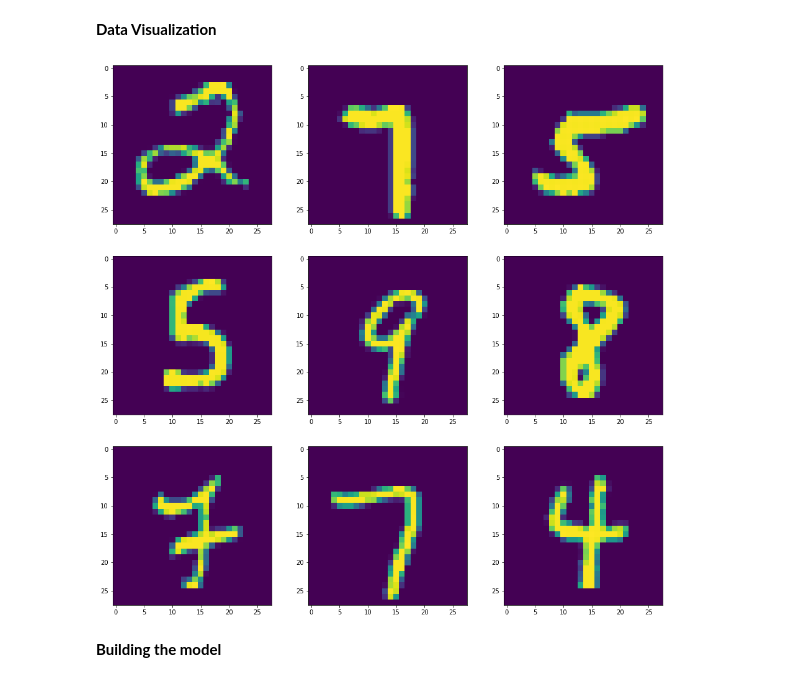
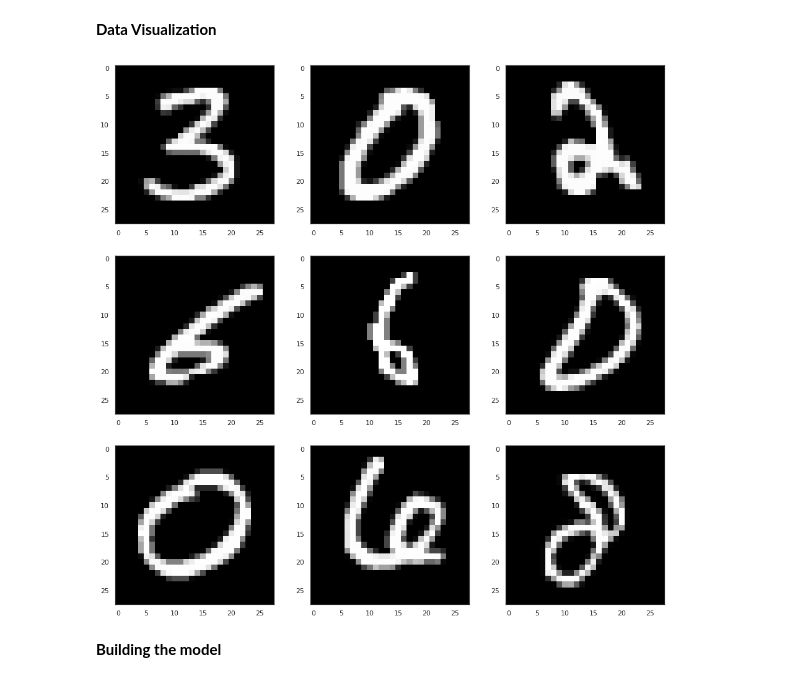
Before and after one commit to sunnybhandari02/Hand-Written-Digit-Recognizer, a Jupyter notebook: MNIST_CNN.ipynb, the cells around one changed output. Drawn from its saved outputs; the diff is of its cells as text; code cells hidden in the pictures.

```diff
--- a/MNIST_CNN.ipynb
+++ b/MNIST_CNN.ipynb
@@ -198,0 +195,4 @@ x_test: =====> (21000, 28, 28, 3)
+# %%
+#Analysis of pixel intensity values
+pixels = pd.DataFrame(x_train.reshape(49000, 784))
+pixels.describe()
@@ -198,0 +232,14 @@ x_test: =====> (21000, 28, 28, 3)
+# %%
+from sklearn.decomposition import PCA
+
+# Create a  PCA model that takes two components
+pca = PCA(n_components=2)
+
+# Fit and transform the data to the model
+reduced_data_pca = pca.fit_transform(pixels)
+
+# Inspect the shape
+reduced_data_pca.shape
+
+# Print out the data
+print(reduced_data_pca)
@@ -198,0 +256,13 @@ x_test: =====> (21000, 28, 28, 3)
+# %%
+from sklearn.decomposition import PCA
+
+colors = ['black', 'blue', 'purple', 'yellow', 'white', 'red', 'lime', 'cyan', 'orange', 'gray']
+for i in range(len(colors)):
+    x = reduced_data_pca[:, 0][y_train == i]
+    y = reduced_data_pca[:, 1][y_train == i]
+    plt.scatter(x, y, c=colors[i])
+plt.legend(sorted(train.label.unique()), bbox_to_anchor=(1.05, 1), loc=2, borderaxespad=0.)
+plt.xlabel('First Principal Component')
+plt.ylabel('Second Principal Component')
+plt.title("PCA Scatter Plot")
+plt.show()
@@ -199,3 +275,6 @@ x_test: =====> (21000, 28, 28, 3)
+# %%
+x_train = x_train.reshape(49000, 28,28,1)
+x_test = x_test.reshape(21000, 28,28, 1)
 # %%
 # Converting data to higher precision
 x_train = x_train.astype('float32')
@@ -226,11 +306,11 @@ x_test: =====> (21000, 28, 28, 3)
 # %%
 fig = plt.figure(figsize=(16,16))
 for i in range(1,10):
   rand_num = random.randint(0,25000)
   fig.add_subplot(3,3,i)
-  img_number = plt.imshow(x_train[rand_num][:,:,0])
+  img_number = plt.imshow(x_train[rand_num][:,:,0],cmap='gray')
 # %% [output]
-[figure, old version]
+[figure, new version]
 # %% [markdown]
 **Building the model**
 # %% [markdown]
```
Also changed, not shown: parts of 57 cells of this notebook.
